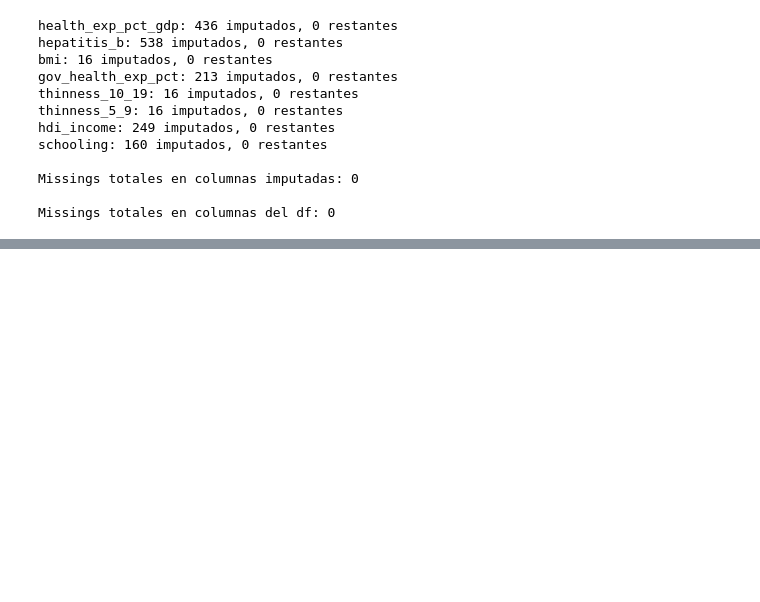
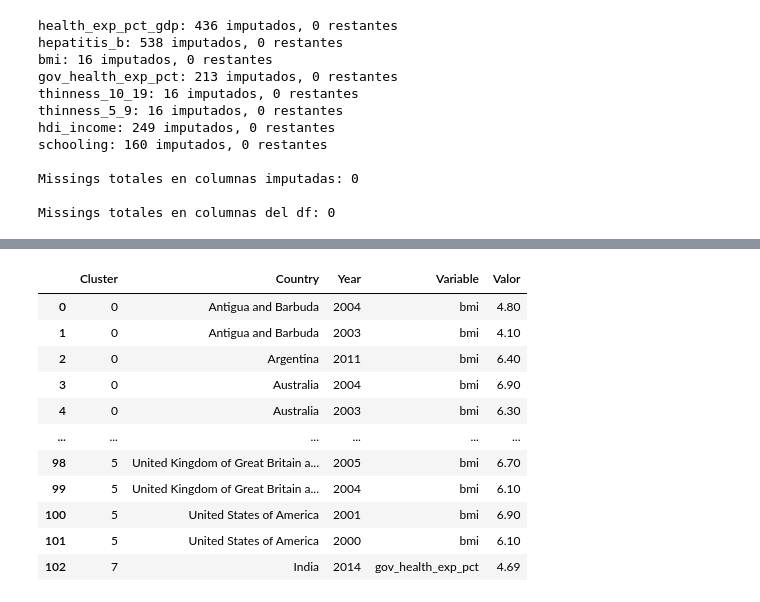
Before and after one commit to darc-17/Sandbox_HE2_DavidRodriguez, a Jupyter notebook: Taller 1/Punto 2. Regresión para Consultoría en Desarrollo Global/preprocesamiento_punto2.ipynb, the cells around one changed output, grey strips where cells are left out. Cells and saved outputs as stored; diff of their text form; code cells hidden in the pictures; blank space fills up the shorter version.

Commit message:
Crisis con los outliers

```diff
--- a/Taller 1/Punto 2. Regresión para Consultoría en Desarrollo Global/preprocesamiento_punto2.ipynb
+++ b/Taller 1/Punto 2. Regresión para Consultoría en Desarrollo Global/preprocesamiento_punto2.ipynb
@@ -2095,0 +2098,81 @@ Missings totales en columnas del df: 0
+# %%
+# ── Variables numéricas ───────────────────────────────────────────────────────
+cols_num = ["schooling", "hdi_income", "bmi", "gov_health_exp_pct", "population"]
+
+# ── Asignar cluster a cada obs ────────────────────────────────────────────────
+cluster_map = df_kmeans["cluster"].to_dict()
+df["cluster"] = df["id"].map(cluster_map)
+
+# ── 1) IQR por cluster (3×IQR) ────────────────────────────────────────────────
+records = []
+for cluster_id, grp_c in df.groupby("cluster"):
+    for col in cols_num:
+        serie = grp_c[col].dropna()
+        if len(serie) < 4:
+            continue
+        q1, q3 = serie.quantile([0.25, 0.75])
+        iqr = q3 - q1
+        if iqr == 0:
+            continue
+        lo, hi = q1 - 3 * iqr, q3 + 3 * iqr
+        atipicos = grp_c.loc[(grp_c[col] < lo) | (grp_c[col] > hi)]
+        for _, row in atipicos.iterrows():
+            records.append({
+                "Método":   "Cluster (3×IQR)",
+                "Cluster":  cluster_id,
+                "Country":  row["Country"],
+                "Year":     row["Year"],
+                "Variable": col,
+                "Valor":    row[col],
+            })
+
+outliers_cluster = pd.DataFrame(records)
+print(f"── Por cluster (3×IQR): {len(outliers_cluster)} observaciones atípicas")
+
+# ── 2) IQR por país (1.5×IQR) ────────────────────────────────────────────────
+records = []
+for country, grp in df.groupby("Country"):
+    for col in cols_num:
+        serie = grp[col].dropna()
+        if len(serie) < 4:
+            continue
+        q1, q3 = serie.quantile([0.25, 0.75])
+        iqr = q3 - q1
+        if iqr == 0:
+            continue
+        lo, hi = q1 - 1.5 * iqr, q3 + 1.5 * iqr
+        atipicos = grp.loc[(grp[col] < lo) | (grp[col] > hi)]
+        for _, row in atipicos.iterrows():
+            records.append({
+                "Método":   "País (1.5×IQR)",
+                "Cluster":  row["cluster"],
+                "Country":  country,
+                "Year":     row["Year"],
+                "Variable": col,
+                "Valor":    row[col],
+            })
+
+outliers_pais = pd.DataFrame(records)
+print(f"── Por país   (1.5×IQR): {len(outliers_pais)} observaciones atípicas")
+
+# ── Combinar ──────────────────────────────────────────────────────────────────
+outliers_df = pd.concat([outliers_cluster, outliers_pais], ignore_index=True)
+print(f"\nTotal atípicos (con duplicados posibles): {len(outliers_df)}")
+
+# ── Intersección: flaggeados por ambos métodos ────────────────────────────────
+key = ["Country", "Year", "Variable"]
+keys_cluster = set(outliers_cluster[key].itertuples(index=False, name=None))
+keys_pais    = set(outliers_pais[key].itertuples(index=False, name=None))
+keys_ambos   = keys_cluster & keys_pais
+
+outliers_unicos = (
+    outliers_cluster[outliers_cluster[key]
+        .apply(tuple, axis=1)
+        .isin(keys_ambos)]
+    .drop(columns="Método")
+    .reset_index(drop=True)
+)
+
+print(f"Atípicos confirmados por ambos métodos: {len(outliers_unicos)}")
+display(outliers_unicos)
+# %% [output]
@@ -2095,0 +2184,12 @@ Missings totales en columnas del df: 0
+|  | Cluster | Country | Year | Variable | Valor |
+| 0 | 0 | Antigua and Barbuda | 2004 | bmi | 4.80 |
+| 1 | 0 | Antigua and Barbuda | 2003 | bmi | 4.10 |
+| 2 | 0 | Argentina | 2011 | bmi | 6.40 |
+| 3 | 0 | Australia | 2004 | bmi | 6.90 |
+| 4 | 0 | Australia | 2003 | bmi | 6.30 |
+| ... | ... | ... | ... | ... | ... |
+| 98 | 5 | United Kingdom of Great Britain a... | 2005 | bmi | 6.70 |
+| 99 | 5 | United Kingdom of Great Britain a... | 2004 | bmi | 6.10 |
+| 100 | 5 | United States of America | 2001 | bmi | 6.90 |
+| 101 | 5 | United States of America | 2000 | bmi | 6.10 |
+| 102 | 7 | India | 2014 | gov_health_exp_pct | 4.69 |
```
Also changed, not shown: parts of 7 cells of this notebook, 2 other files.
